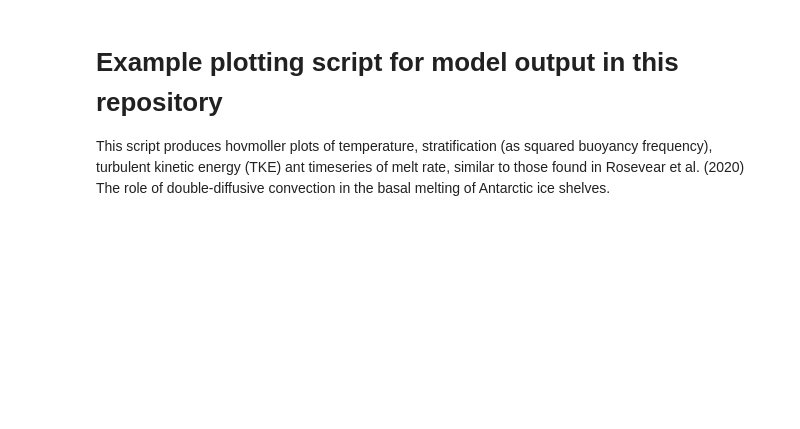
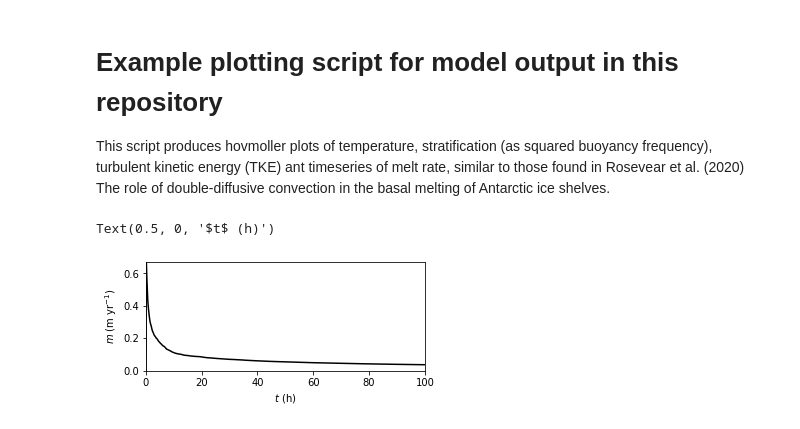
Before and after one commit to mmr0/DDC_model_out, a Jupyter notebook: plot_example.ipynb, the cells around one changed output. Cells and saved outputs as stored; diff of their text form; code cells hidden in the pictures; blank space fills up the shorter version.

```diff
--- a/plot_example.ipynb
+++ b/plot_example.ipynb
@@ -17,17 +17,28 @@ fname = '%sOUTPUT_light.nc'% datastr
 
 ds = xr.open_dataset(fname)
 # %%
-## Calculate meltrate
+## Meltrate
 
 # parameters from simulations
 nu = 2.0e-6 #molecular viscosity (m^2 s^-1)
 Pr = 14 #Prandtl number (dimensionles)
 L = 3.35e5 # Latent heat of melting (units)
 cp = 4.184e3 # Heat capacity of the ocean (units)
 sy = 365*24*3600
 
+# Calculate melt rate
 dtdz = (ds.Temp[:,1]-ds.Temp[:,0])/(ds.y[1]-ds.y[0])
 V = -(cp/L)*(nu/Pr)*(1/0.92)*dtdz*sy
+meltrate = -V;
 
 
-meltrate = -V;
+# Plotting
+f, ax = plt.subplots(1,1)
+f.set_size_inches(5, 2)
+ax.plot(time/T, meltrate,'-k')
+ax.axis([0, Tmax,  0 , max(meltrate[3:-1])])
+ax.set_ylabel("$m$ (m yr$^{-1}$)")
+ax.set_xlabel('$t$ (h)')
+# %% [output]
+Text(0.5, 0, '$t$ (h)')
+[figure, added]
```
Also changed, not shown: parts of 5 cells of this notebook.
